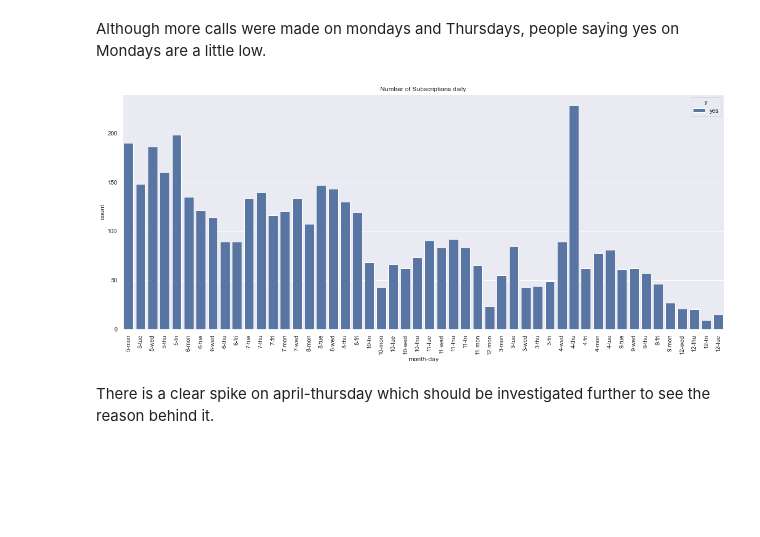
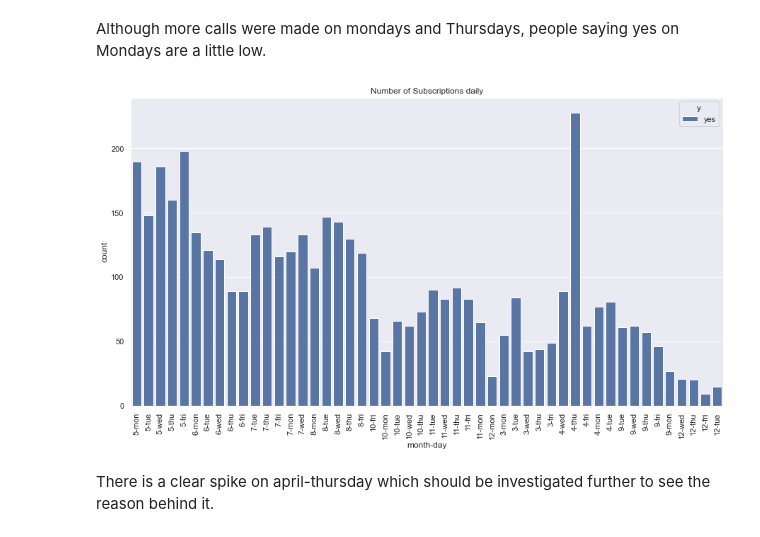
Before and after one commit to taimoorRazi/Bank-Marketing-Project, a Jupyter notebook: Week 10/EDA.ipynb, the cells around one changed output. Saved outputs shown, nothing was run; the diff lists cells and outputs as text; code cells hidden in the pictures; blank space fills up the shorter version.

```diff
--- a/Week 10/EDA.ipynb
+++ b/Week 10/EDA.ipynb
@@ -951,12 +961,12 @@ Text(0.5, 1.0, 'Number of Subscriptions on Weekdays')
 Although more calls were made on mondays and Thursdays, people saying yes on Mondays are a little low.
 # %%
 sns.countplot(x='month-day', data= b, hue='y')
-sns.set(rc = {'figure.figsize':(20,8)})
+sns.set(rc = {'figure.figsize':(24,8)})
 plt.title("Number of Subscriptions daily")
 plt.xticks(rotation=90)
 plt.show()
 # %% [output]
-[figure, old version]
+[figure, new version]
 # %% [markdown]
 There is a clear spike on april-thursday which should be investigated further to see the reason behind it.
 # %% [markdown]
```
Also changed, not shown: parts of 11 cells of this notebook.
